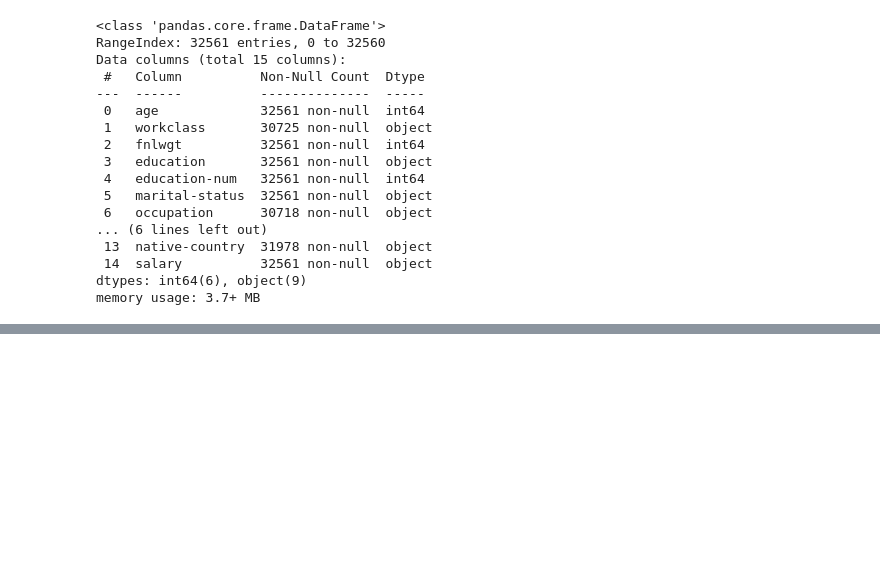
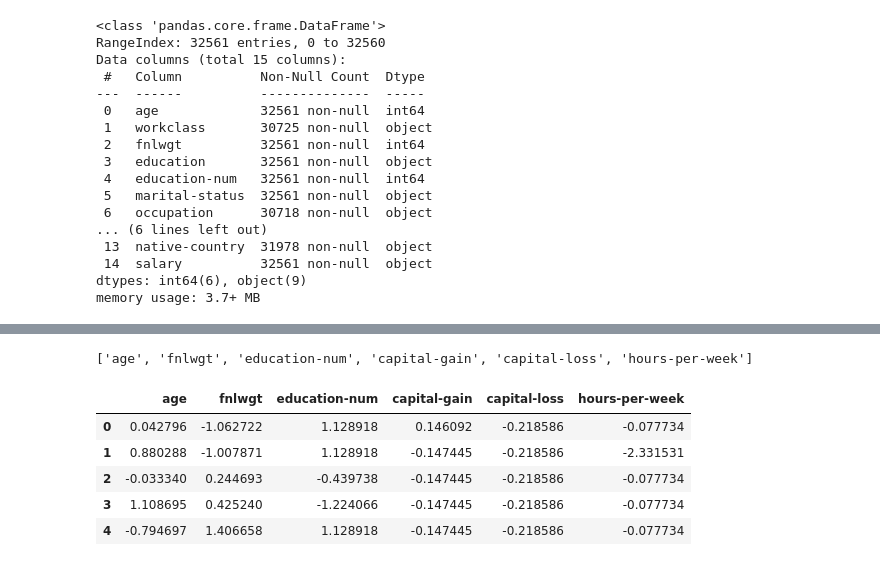
Before and after one commit to Comp551-mini1/p1, a Jupyter notebook: mini_project_1.ipynb, the cells around one changed output, grey strips where cells are left out. Drawn from its saved outputs; the diff is of its cells as text; code cells hidden in the pictures; blank space fills up the shorter version.

```diff
--- a/mini_project_1.ipynb
+++ b/mini_project_1.ipynb
@@ -103,0 +150,9 @@ def cleanOutData(dataSet):
+# %%
+# Check features
+int_col= []
+for col in df.columns:
+    if df[col].dtype == "int64":
+        int_col.append(col)
+print(int_col)
+# %% [output]
+['age', 'fnlwgt', 'education-num', 'capital-gain', 'capital-loss', 'hours-per-week']
@@ -103,0 +171,9 @@ def cleanOutData(dataSet):
+# %%
+df_int.head()
+# %% [output]
+|  | age | fnlwgt | education-num | capital-gain | capital-loss | hours-per-week |
+| 0 | 0.042796 | -1.062722 | 1.128918 | 0.146092 | -0.218586 | -0.077734 |
+| 1 | 0.880288 | -1.007871 | 1.128918 | -0.147445 | -0.218586 | -2.331531 |
+| 2 | -0.033340 | 0.244693 | -0.439738 | -0.147445 | -0.218586 | -0.077734 |
+| 3 | 1.108695 | 0.425240 | -1.224066 | -0.147445 | -0.218586 | -0.077734 |
+| 4 | -0.794697 | 1.406658 | 1.128918 | -0.147445 | -0.218586 | -0.077734 |
```
Also changed, not shown: parts of 24 cells of this notebook.
